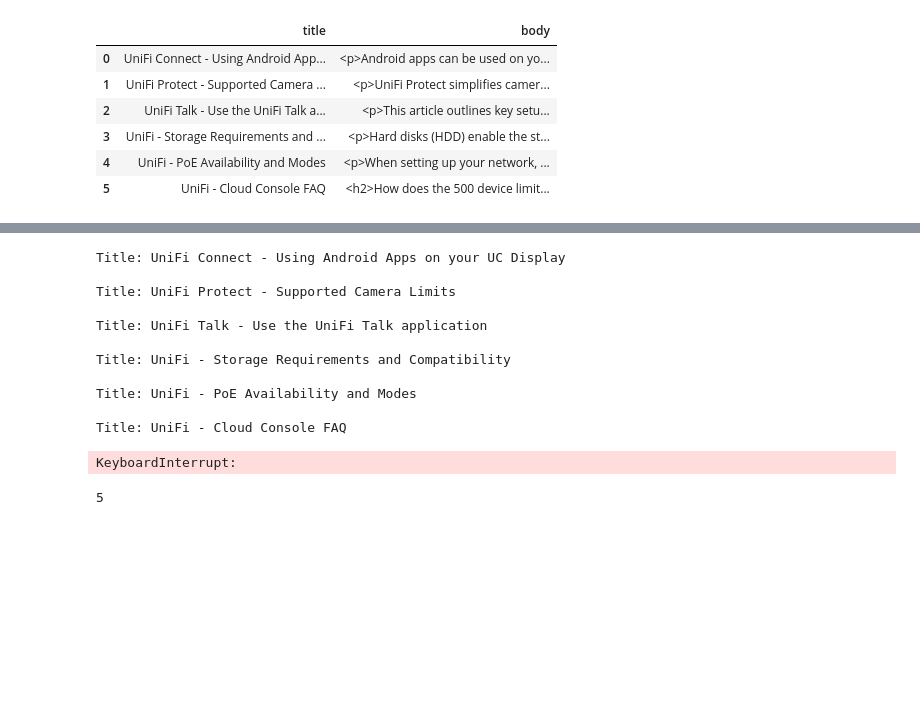
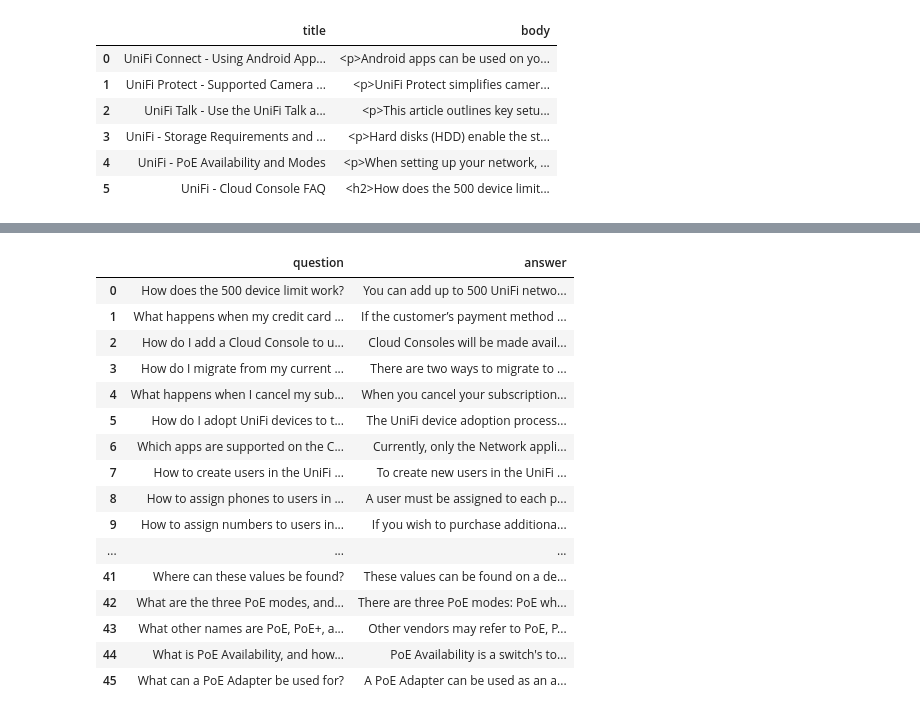
Before and after one commit to alen16/chatbot_task, a Jupyter notebook: chatbot/data_preprocessing.ipynb, the cells around one changed output, grey strips where cells are left out. Drawn from its saved outputs; the diff is of its cells as text; code cells hidden in the pictures; blank space fills up the shorter version.

```diff
--- a/chatbot/data_preprocessing.ipynb
+++ b/chatbot/data_preprocessing.ipynb
@@ -62,0 +57,4 @@ df
+# %%
+body = df['body']
+
+print(len(body))
@@ -62,0 +63,7 @@ df
+# %%
+cleanTexts = []
+for i in range(0, len(body)):
+    parser = MyHTMLParser()
+    parser.feed(body[i])
+    text = parser.get_data()
+    cleanTexts.append(text)
@@ -149,13 +166,13 @@ import streamlit as st
 
 openai.api_key = st.secrets["OPENAI_API_KEY"]
 
-def get_cleand_text(html):
+def parse_cleand_text(html):
     full_response = ""
     for response in openai.ChatCompletion.create(
         model="gpt-4",
         messages=[
-            {"role": "user", "content": "I'll give you an html. Can you extract clean text only in json format?"},
-            {"role": "assistant", "content": "Of course! Please provide the HTML content you want me to process, and I'll extract the clean text from it and present it to you in JSON format."},
+            {"role": "user", "content": "I'll give you a cleanText. Can you extract question and answer in the following json format? Json only please, no other description needed.  Example: {\"questions_answers\":[{\"question\":\"\",\"answer\":\"\"},{\"question\":\"\",\"answer\":\"\"}]}"},
+            {"role": "assistant", "content": "Sure, I can help with that. Please provide the cleanText that you would like me to extract the questions and answers from."},
             {"role": "user", "content": html}
         ],
         stream=True,
@@ -163,7 +180,7 @@ def get_cleand_text(html):
         full_response += response.choices[0].delta.get("content", "")
     return full_response
 
-response = get_cleand_text(html)
+response = parse_cleand_text(cleanTexts[4])
 # %%
 print(response)
 # %% [output]
@@ -187,29 +188,25 @@ print(response)
-# %%
-import time
-t=2 # 2 sec
-
-cleanHtml = []
-for row in df.itertuples(index=False):
-    title = row.title
-    body = row.body
-    print("Title: "+title+"\n")
-    response = get_cleand_text(body)
-    cleanHtml.append(response)
-    time.sleep(t)
-# %% [output]
-Title: UniFi Connect - Using Android Apps on your UC Display
-
-Title: UniFi Protect - Supported Camera Limits
-
-Title: UniFi Talk - Use the UniFi Talk application
-
-Title: UniFi - Storage Requirements and Compatibility
-
-Title: UniFi - PoE Availability and Modes
-
-Title: UniFi - Cloud Console FAQ
-KeyboardInterrupt:
-# %%
-print(len(cleanHtml))
-# %% [output]
-5
+# %%
+for row in json.loads(response)['questions_answers']:
+    #print(row)
+    json_str['questions_answers'].append(row)
+
+df_questions = pd.DataFrame(data = json_str['questions_answers'])
+df_questions
+# %% [output]
+|  | question | answer |
+| 0 | How does the 500 device limit work? | You can add up to 500 UniFi netwo... |
+| 1 | What happens when my credit card ... | If the customer’s payment method ... |
+| 2 | How do I add a Cloud Console to u... | Cloud Consoles will be made avail... |
+| 3 | How do I migrate from my current ... | There are two ways to migrate to ... |
+| 4 | What happens when I cancel my sub... | When you cancel your subscription... |
+| 5 | How do I adopt UniFi devices to t... | The UniFi device adoption process... |
+| 6 | Which apps are supported on the C... | Currently, only the Network appli... |
+| 7 | How to create users in the UniFi ... | To create new users in the UniFi ... |
+| 8 | How to assign phones to users in ... | A user must be assigned to each p... |
+| 9 | How to assign numbers to users in... | If you wish to purchase additiona... |
+| ... | ... | ... |
+| 41 | Where can these values be found? | These values can be found on a de... |
+| 42 | What are the three PoE modes, and... | There are three PoE modes: PoE wh... |
+| 43 | What other names are PoE, PoE+, a... | Other vendors may refer to PoE, P... |
+| 44 | What is PoE Availability, and how... | PoE Availability is a switch's to... |
+| 45 | What can a PoE Adapter be used for? | A PoE Adapter can be used as an a... |
```
Also changed, not shown: parts of 17 cells of this notebook, 6 other files.
